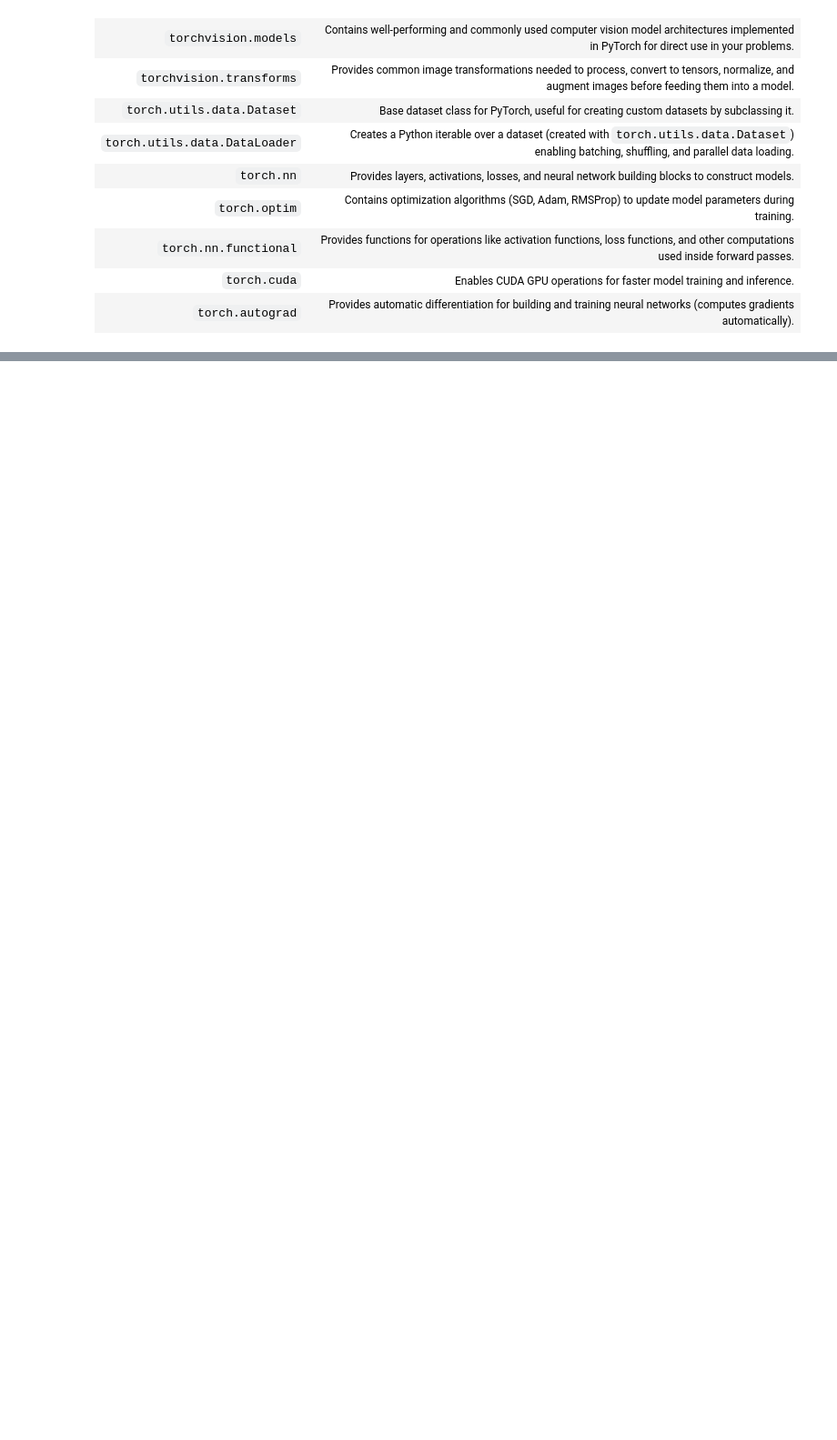
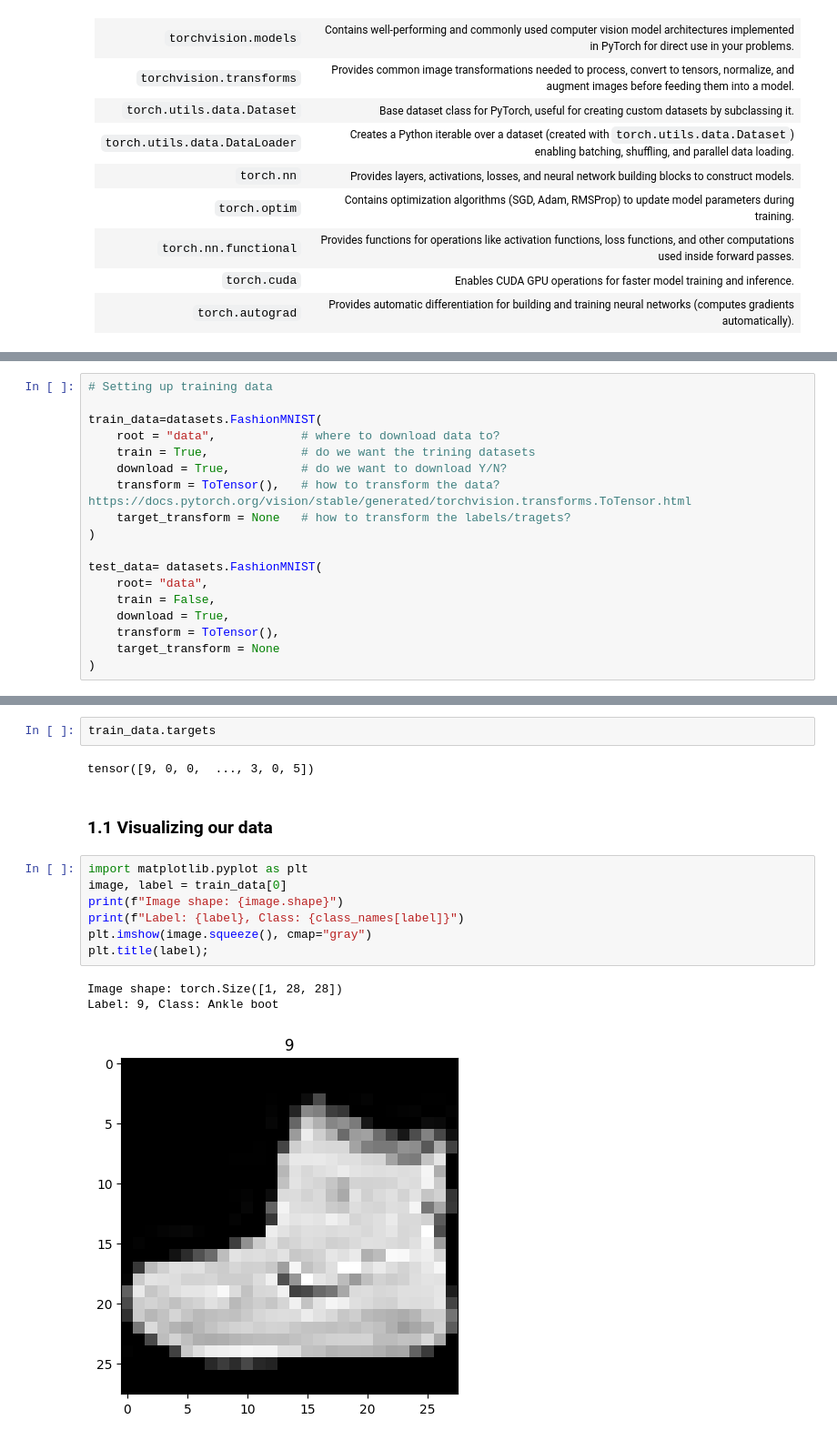
Before and after one commit to Sovit1056/Pytorch_practice, a Jupyter notebook: 03_Computer_Vision.ipynb, the cells around one changed output, grey strips where cells are left out. Shown at 91% size. Cells and saved outputs as stored; diff of their text form; blank space fills up the shorter version.

```diff
--- a/03_Computer_Vision.ipynb
+++ b/03_Computer_Vision.ipynb
@@ -48,0 +55,18 @@ import matplotlib.pyplot as plt
+# %%
+# Setting up training data
+
+train_data=datasets.FashionMNIST(
+    root = "data",            # where to download data to?
+    train = True,             # do we want the trining datasets
+    download = True,          # do we want to download Y/N?
+    transform = ToTensor(),   # how to transform the data? https://docs.pytorch.org/vision/stable/generated/torchvision.transforms.ToTensor.html
+    target_transform = None   # how to transform the labels/tragets?
+)
+
+test_data= datasets.FashionMNIST(
+    root= "data",
+    train = False,
+    download = True,
+    transform = ToTensor(),
+    target_transform = None
+)
@@ -48,0 +128,17 @@ import matplotlib.pyplot as plt
+# %%
+train_data.targets
+# %% [output]
+tensor([9, 0, 0,  ..., 3, 0, 5])
+# %% [markdown]
+### 1.1 Visualizing our data
+# %%
+import matplotlib.pyplot as plt
+image, label = train_data[0]
+print(f"Image shape: {image.shape}")
+print(f"Label: {label}, Class: {class_names[label]}")
+plt.imshow(image.squeeze(), cmap="gray")
+plt.title(label);
+# %% [output]
+Image shape: torch.Size([1, 28, 28])
+Label: 9, Class: Ankle boot
+[figure, added]
```
Also changed, not shown: parts of 7 cells of this notebook.
